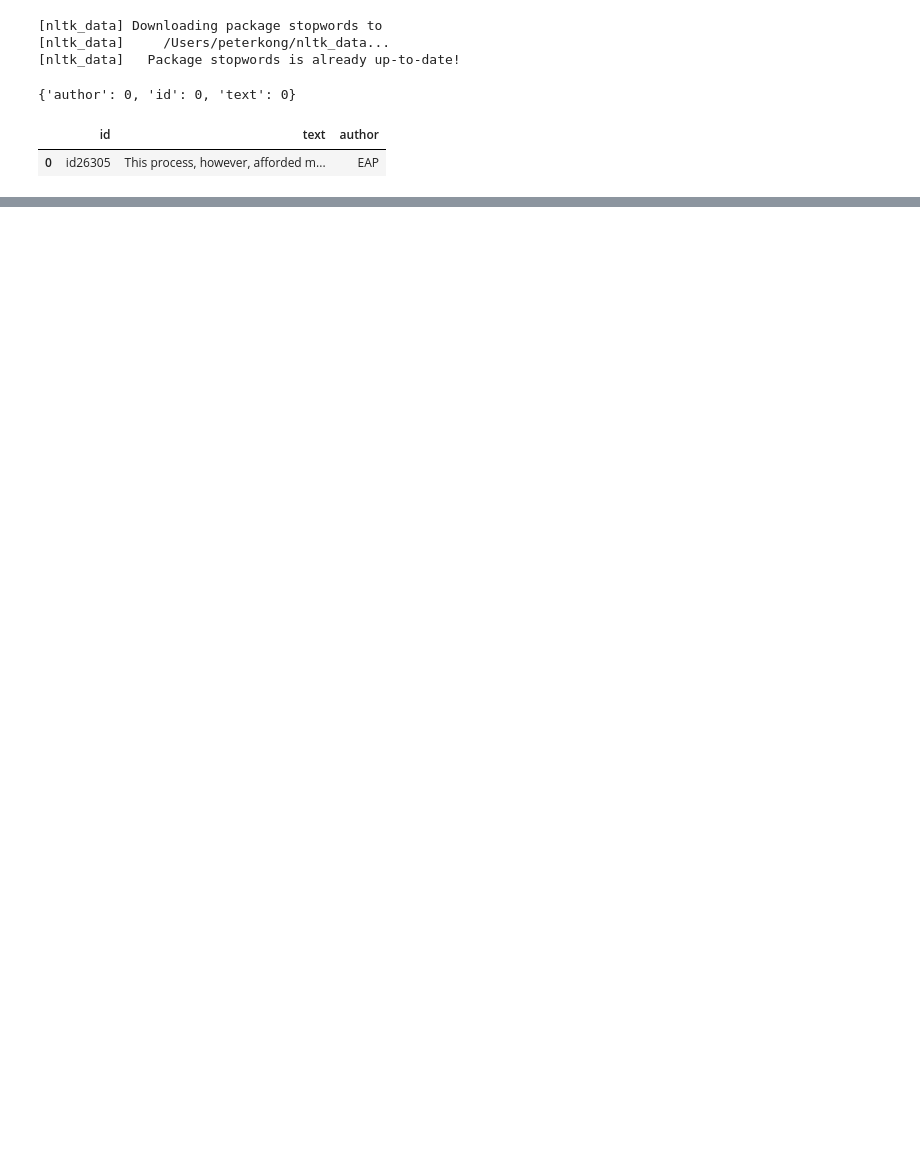
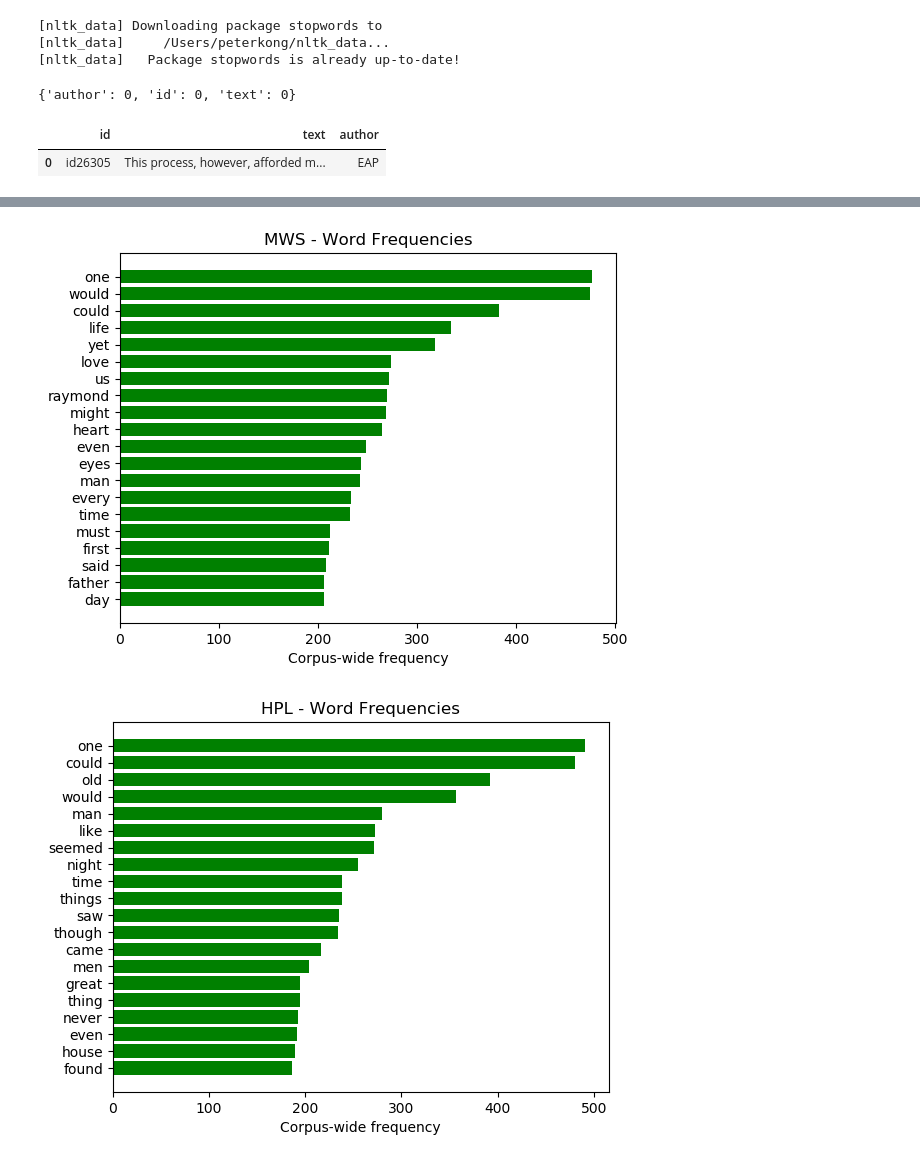
Before and after one commit to happythenewsad/cis545project, a Jupyter notebook: main.ipynb, the cells around one changed output, grey strips where cells are left out. Saved outputs shown, nothing was run; the diff lists cells and outputs as text; code cells hidden in the pictures; blank space fills up the shorter version.

Commit message:
added word freq data viz

```diff
--- a/main.ipynb
+++ b/main.ipynb
@@ -269,0 +261,42 @@ p3.head()
+# %%
+# exploration
+
+mws_df = train_df[train_df.author == 'MWS']
+mws_lexicon = Utils.build_lexicon(mws_df.text, STOPWORDS)
+
+hpl_df = train_df[train_df.author == 'HPL']
+hpl_lexicon = Utils.build_lexicon(hpl_df.text, STOPWORDS)
+
+eap_df = train_df[train_df.author == 'EAP']
+eap_lexicon = Utils.build_lexicon(eap_df.text, STOPWORDS)
+
+# sanity check
+assert(len(train_df) == len(mws_df) + len(hpl_df) + len(eap_df))
+# %%
+# data viz
+
+def plot_word_freq(lexicon, name, quantity=20):
+    plt.rcdefaults()
+    fig, ax = plt.subplots()
+
+    elems = [x[0] for x in lexicon[:quantity]]
+    y_pos = np.arange(quantity)
+    vals = [x[1] for x in lexicon[:quantity]]
+
+    ax.barh(y_pos, vals, align='center',
+            color='green', ecolor='black')
+    ax.set_yticks(y_pos)
+    ax.set_yticklabels(elems)
+    ax.invert_yaxis()  # labels read top-to-bottom
+    ax.set_xlabel('Corpus-wide frequency')
+    ax.set_title(name + ' - Word Frequencies')
+
+    plt.show()
+
+authors = {'MWS': mws_lexicon, 'HPL': hpl_lexicon, 'EAP': eap_lexicon}
+
+for key in authors:
+    plot_word_freq(authors[key], key)
+# %% [output]
+[figure, added]
+[figure, added]
```
Also changed, not shown: parts of 21 cells of this notebook, 3 other files.
